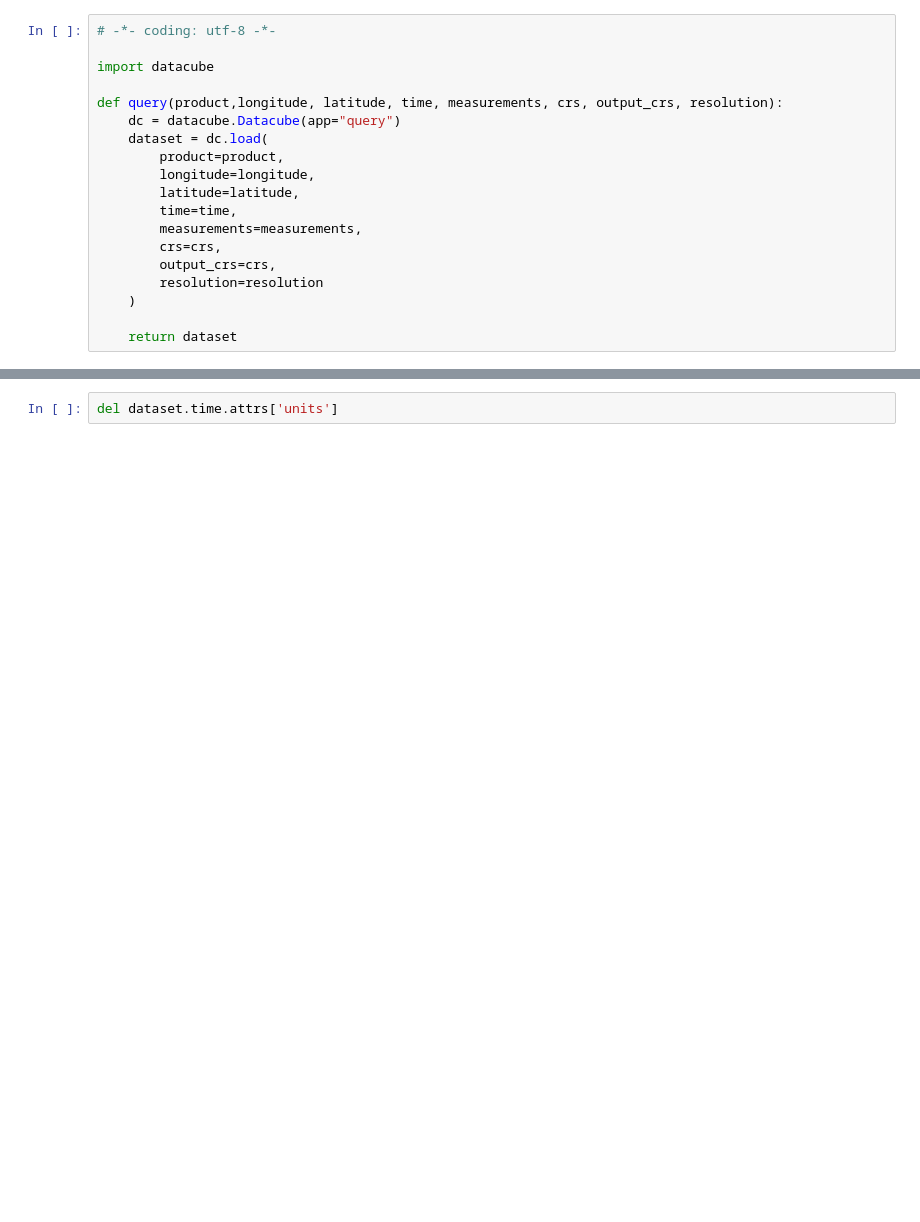
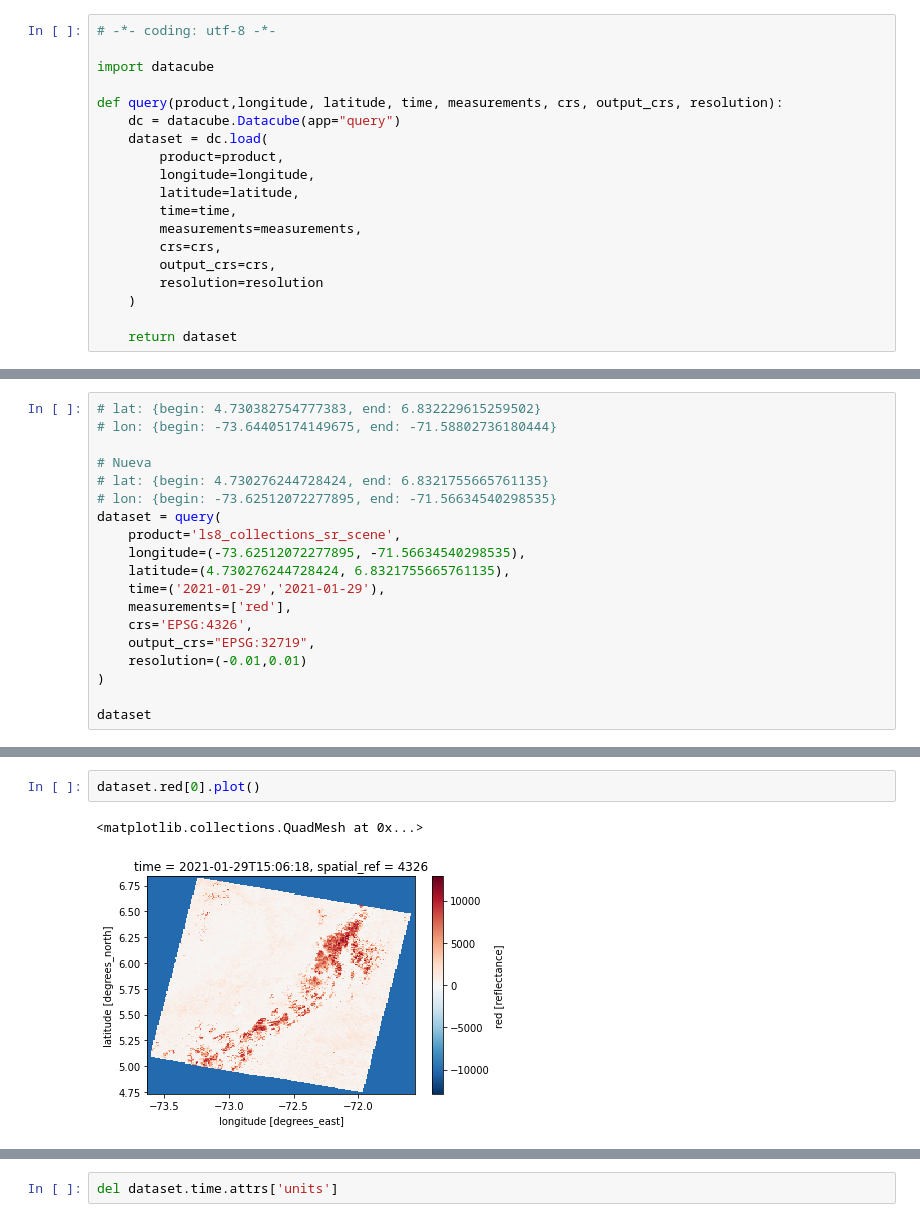
Before and after one commit to DonAurelio/docker-compose, a Jupyter notebook: datacube-1.8.2-airflow-2.0.0/airflow/dags/Untitled.ipynb, the cells around one changed output, grey strips where cells are left out. Drawn from its saved outputs; the diff is of its cells as text; blank space fills up the shorter version.

```diff
--- a/datacube-1.8.2-airflow-2.0.0/airflow/dags/Untitled.ipynb
+++ b/datacube-1.8.2-airflow-2.0.0/airflow/dags/Untitled.ipynb
@@ -48,0 +20,19 @@ Attributes:
+# %%
+# lat: {begin: 4.730382754777383, end: 6.832229615259502}
+# lon: {begin: -73.64405174149675, end: -71.58802736180444}
+
+# Nueva
+# lat: {begin: 4.730276244728424, end: 6.8321755665761135}
+# lon: {begin: -73.62512072277895, end: -71.56634540298535}
+dataset = query(
+    product='ls8_collections_sr_scene',
+    longitude=(-73.62512072277895, -71.56634540298535),
+    latitude=(4.730276244728424, 6.8321755665761135),
+    time=('2021-01-29','2021-01-29'),
+    measurements=['red'],
+    crs='EPSG:4326',
+    output_crs="EPSG:32719",
+    resolution=(-0.01,0.01)
+)
+
+dataset
@@ -48,0 +52,5 @@ Attributes:
+# %%
+dataset.red[0].plot()
+# %% [output]
+<matplotlib.collections.QuadMesh at 0x...>
+[figure, added]
```
Also changed, not shown: parts of 13 cells of this notebook, 7 other files.
